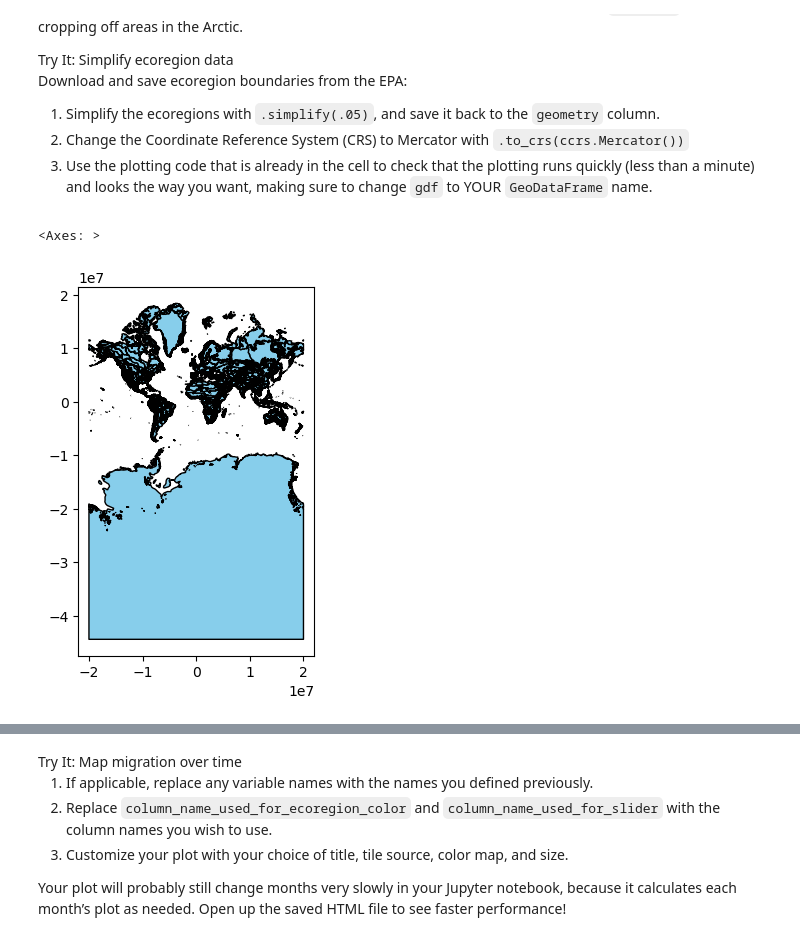
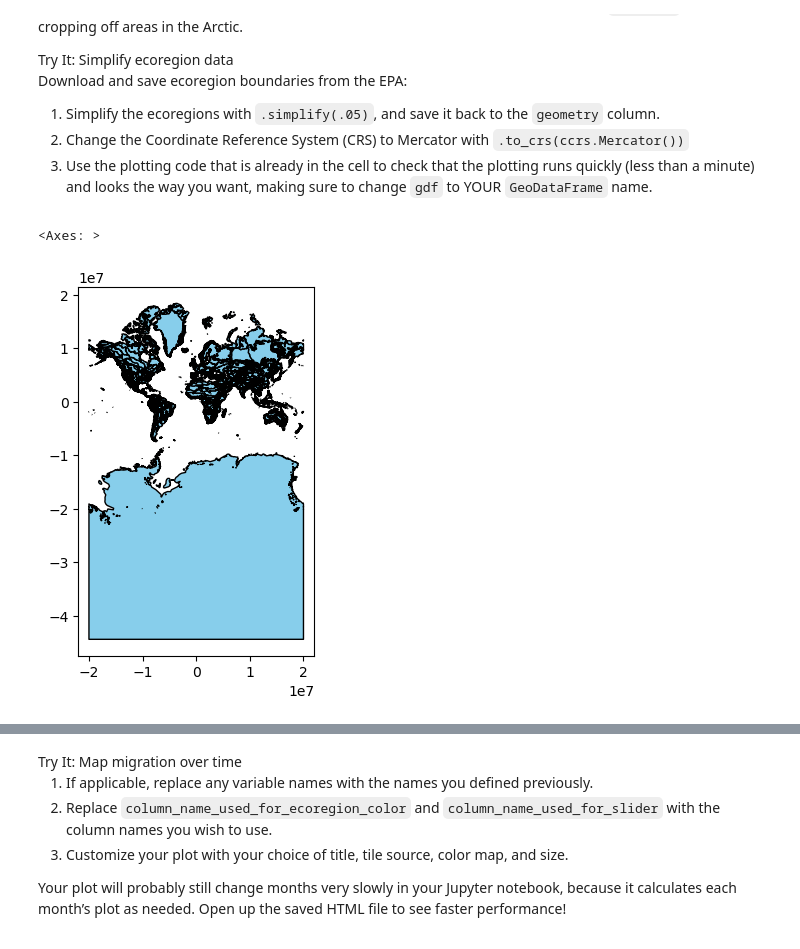
Before and after one commit to earthlab-education/species-distribution-coding-challenge-byandell, a Jupyter notebook: notebooks/species-distribution-33-plot.ipynb, the cells around one changed output, grey strips where cells are left out. Cells and saved outputs as stored; diff of their text form; code cells hidden in the pictures.

```diff
--- a/notebooks/species-distribution-33-plot.ipynb
+++ b/notebooks/species-distribution-33-plot.ipynb
@@ -45,16 +49,16 @@ name.</li>
 # %%
 # Simplify the geometry to speed up processing
 ecoregions_gdf.geometry = ecoregions_gdf.simplify(
-    .05, preserve_topology=False)
+    .1, preserve_topology=False)
 
 # Change the CRS to Mercator for mapping
 ecoregions_gdf = ecoregions_gdf.to_crs(ccrs.Mercator())
 
 # Check that the plot runs
 ecoregions_gdf.plot(edgecolor='black', color='skyblue')
 # %% [output]
 <Axes: >
-[figure, old version]
+[figure, new version]
 # %%
 ecoregions_gdf.hvplot(geo=True, crs=ccrs.Mercator())
 # %% [output]
```
Also changed, not shown: parts of 5 cells of this notebook, 2 other files.
